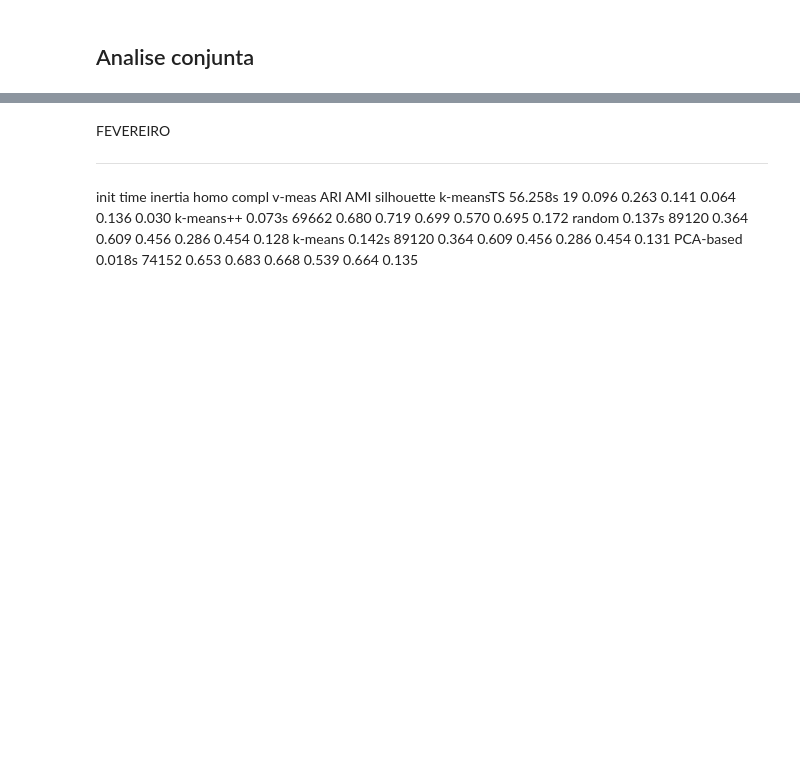
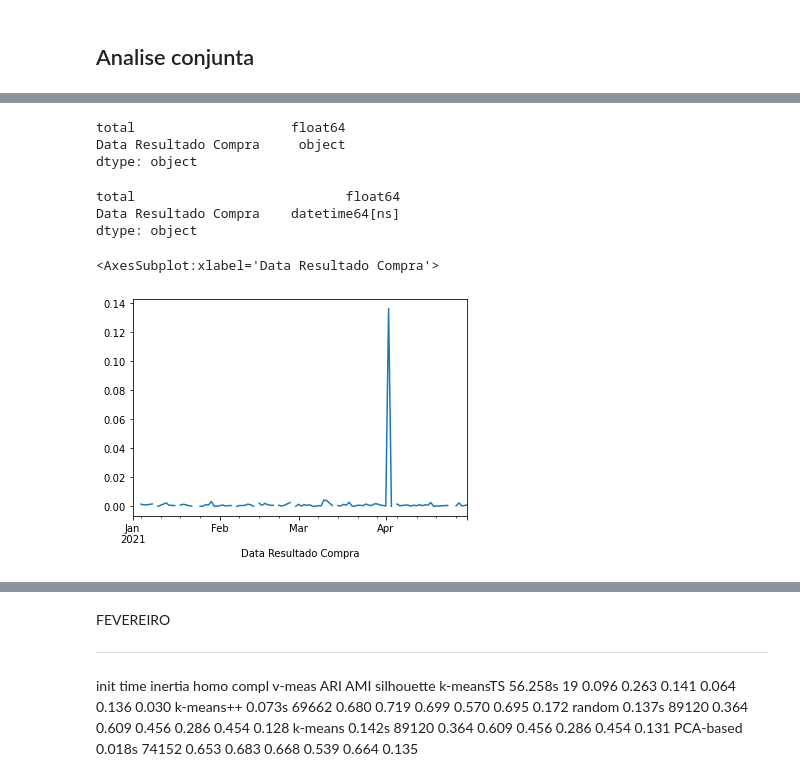
Before and after one commit to ednaelxd/residencia2, a Jupyter notebook: Analises/TAG'AMENTO 02 - Testes com clusterização.ipynb, the cells around one changed output, grey strips where cells are left out. Saved outputs shown, nothing was run; the diff lists cells and outputs as text; code cells hidden in the pictures; blank space fills up the shorter version.

```diff
--- a/Analises/TAG'AMENTO 02 - Testes com clusterização.ipynb
+++ b/Analises/TAG'AMENTO 02 - Testes com clusterização.ipynb
@@ -633,0 +611,6 @@ ________________________________________________________________________________
+# %%
+serie_totais.dtypes
+# %% [output]
+total                    float64
+Data Resultado Compra     object
+dtype: object
@@ -633,0 +619,15 @@ ________________________________________________________________________________
+# %%
+serie_totais.dtypes
+# %% [output]
+total                           float64
+Data Resultado Compra    datetime64[ns]
+dtype: object
+# %%
+serie_totais2 = serie_totais
+# %%
+serie_totais2.set_index('Data Resultado Compra', inplace = True)
+# %%
+serie_totais2['total'].resample('D').mean().plot()
+# %% [output]
+<AxesSubplot:xlabel='Data Resultado Compra'>
+[figure, added]
```
Also changed, not shown: parts of 15 cells of this notebook.
